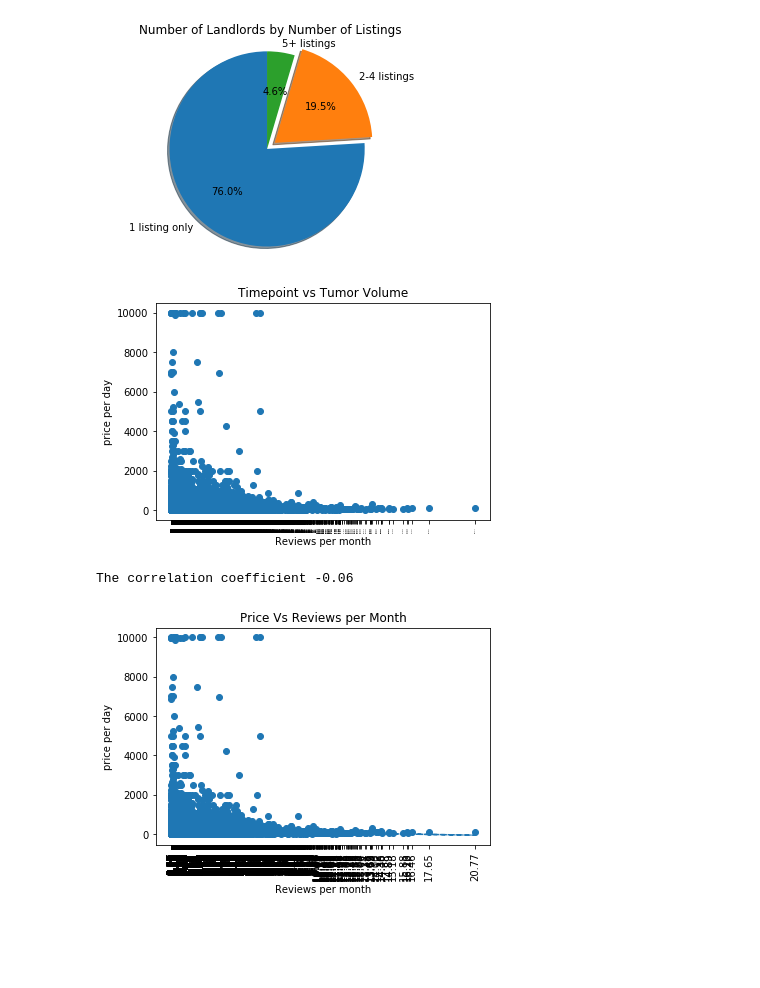
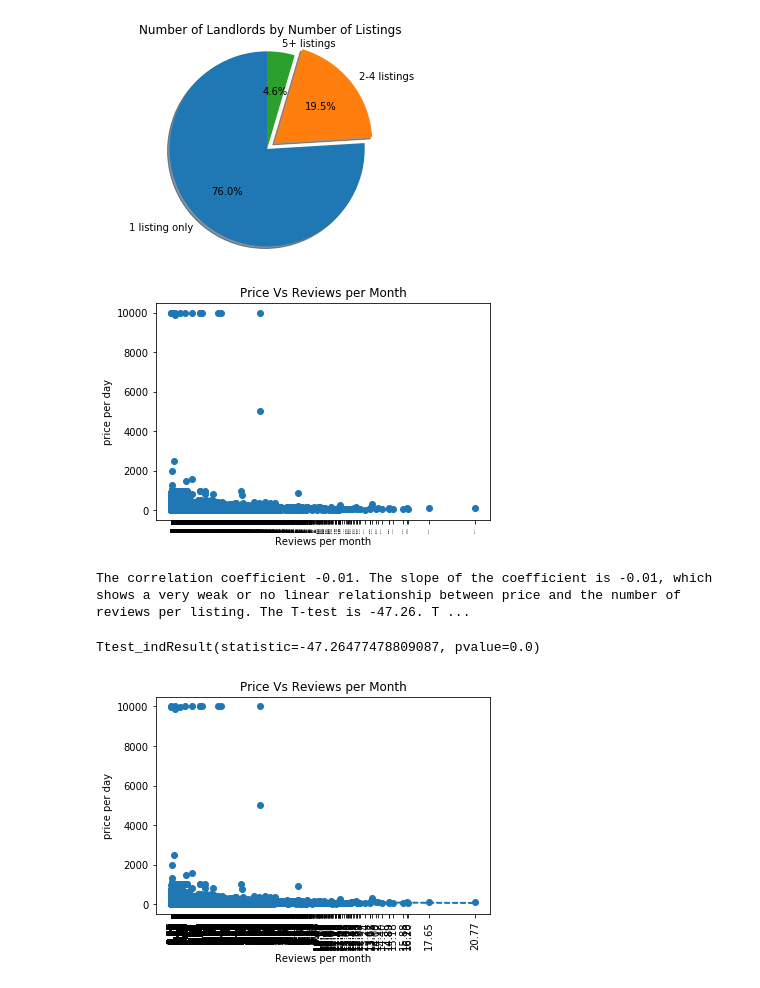
Before and after one commit to DerekTeed/project1_data, a Jupyter notebook: airbnbPy.ipynb, the cells around one changed output. Cells and saved outputs as stored; diff of their text form; code cells hidden in the pictures; blank space fills up the shorter version.

```diff
--- a/airbnbPy.ipynb
+++ b/airbnbPy.ipynb
@@ -119,47 +123,51 @@ plt.show()
 # Varables: [‘price’] and [‘reviews_per_month’] where [‘bedrooms’] == 1
 # H The higher number of reviews per month has a positive correlation with the price per night
 # T-Test
 # H0: μb = μ a
-reviews_month = air_df['reviews_per_month']
-price_paid = air_df['price']
+
+new_df1 = air_df.loc[(air_df['bedrooms'] == 1)]
+reviews_month = new_df1['reviews_per_month']
+price_paid = new_df1['price']
+# Make bedrooms = 1
 # review_number = air_df.groupby(['reviews_per_month'])
 # review_number = review_number.count()
-blah = {
+ran_dict = {
     "Reviews": reviews_month,
-    "Price": price_paid,
+    "Price": price_paid
+}
 
-}
-new_df = pd.DataFrame(blah)
 # new_df1 = new_df["Reviews"]
 # new_df1 = new_df1.dropna()
 # new_df1.count()
 
 # reviews_month = reviews_month.dropna()
 # price_paid = price_paid.dropna()
 
 # host_number2 = host_number.loc[(host_number['id'] >= 2) & (host_number['id'] < 5)]
 # host_number2 = host_number2['id'].count()
 
-
-new_df2 = new_df.dropna(axis=0, how='any', inplace=False)
-new_df3 = pd.DataFrame(new_df2)
+new_df2 = pd.DataFrame(ran_dict)
+new_df3 = new_df2.dropna(axis=0, how='any', inplace=False)
+# new_df3 = new_df3.loc[(new_df3['Price'] < 9000)]
 # new_df3 = new_df3.loc[(new_df2['Reviews']) == 'NaN']
 # new_df3
 y = new_df3['Price']
 x = new_df3['Reviews']
 plt.scatter(x, y)
 plt.xticks(x, rotation=90,fontsize=2)
 plt.xlabel('Reviews per month')
 plt.ylabel('price per day')
 plt.title("Price Vs Reviews per Month")
 #good_dataset_cap
 plt.show()
 # %% [output]
-[figure, old version]
+[figure, new version]
-# %%
-print(f"The correlation coefficient {round(st.pearsonr(x,y)[0],2)}")
-# %% [output]
-The correlation coefficient -0.06
+# %%
+print(f"The correlation coefficient {round(st.pearsonr(x,y)[0],2)}. The slope of the coefficient is -0.01, which shows a very weak or no linear relationship between price and the number of reviews per listing. The T-test is -47.26. The T-test -47.26 is less than the Critical Value of the T-test of -47.26?")
+stats.ttest_ind(x, y, equal_var=False)
+# %% [output]
+The correlation coefficient -0.01. The slope of the coefficient is -0.01, which shows a very weak or no linear relationship between price and the number of reviews per listing. The T-test is -47.26. T ...
+Ttest_indResult(statistic=-47.26477478809087, pvalue=0.0)
 # %%
 vc_slope, vc_int, vc_r, vc_p, vc_std_err = stats.linregress(x, y)
 vc_fit = vc_slope * x + vc_int
@@ -174,4 +182,4 @@ plt.ylabel('price per day')
 plt.title("Price Vs Reviews per Month")
 plt.show()
 # %% [output]
-[figure, old version]
+[figure, new version]
```
Also changed, not shown: parts of 3 cells of this notebook.
